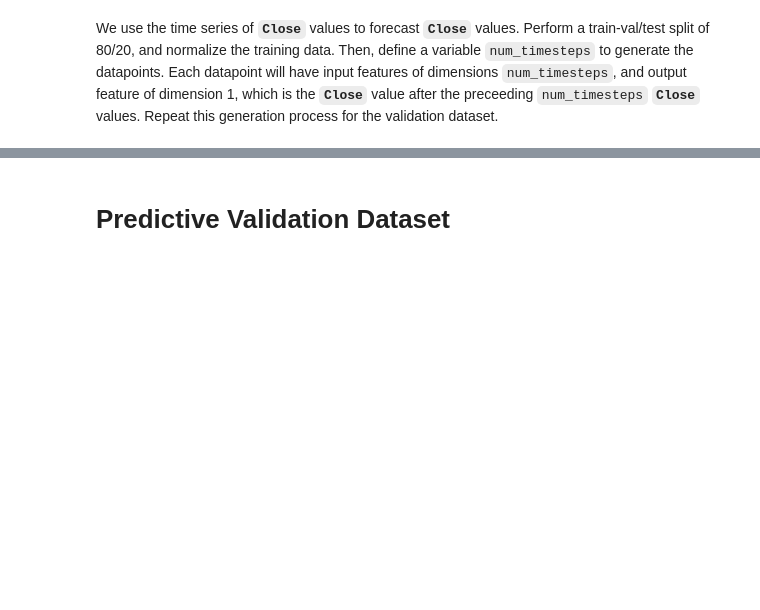
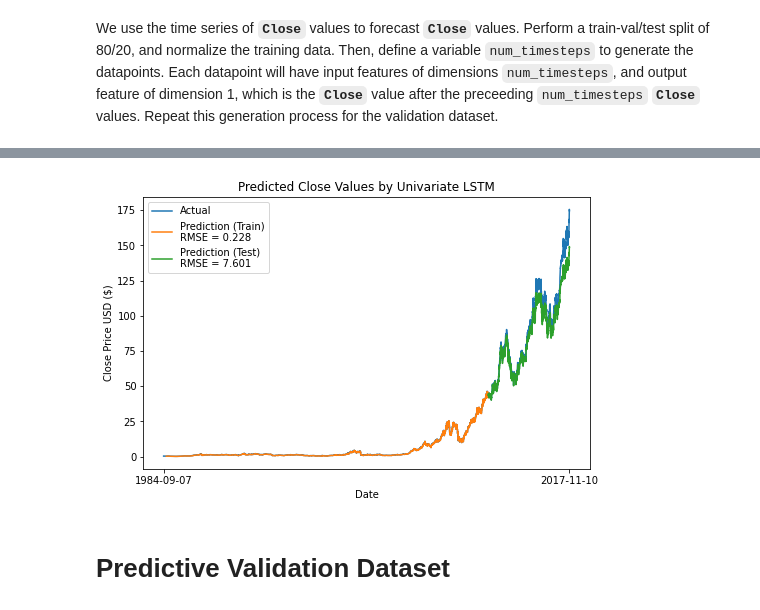
Before and after one commit to hoperawr/CS3244_Project, a Jupyter notebook: LSTM/LSTM_rach.ipynb, the cells around one changed output, grey strips where cells are left out. Cells and saved outputs as stored; diff of their text form; code cells hidden in the pictures; blank space fills up the shorter version.

```diff
--- a/LSTM/LSTM_rach.ipynb
+++ b/LSTM/LSTM_rach.ipynb
@@ -155,3 +187,9 @@ plt.show()
+# %%
+mse_tr_lstm, mse_ts_lstm = evaluate_LSTM((xtr, xts, ytr, yts), lstm, scaler,
+                                         show_loss=0,
+                                         actual_data=df, timestep=step);
+# %% [output]
+[figure, added]
 # %% [markdown]
 # Predictive Validation Dataset
 # %% [markdown]
```
Also changed, not shown: parts of 30 cells of this notebook.
